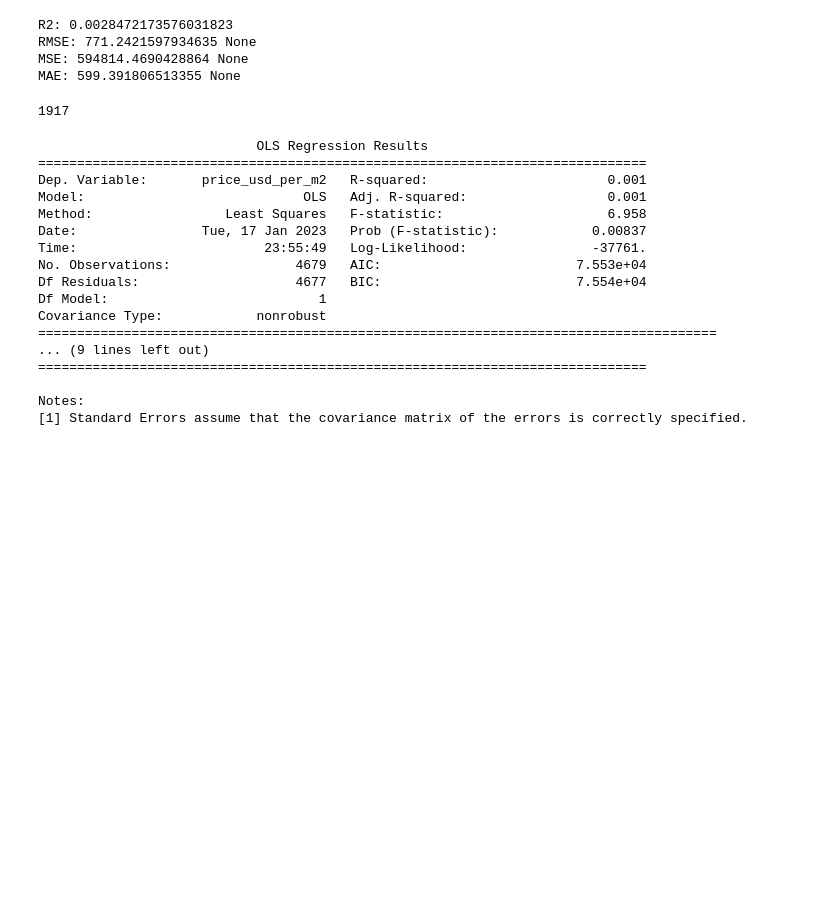
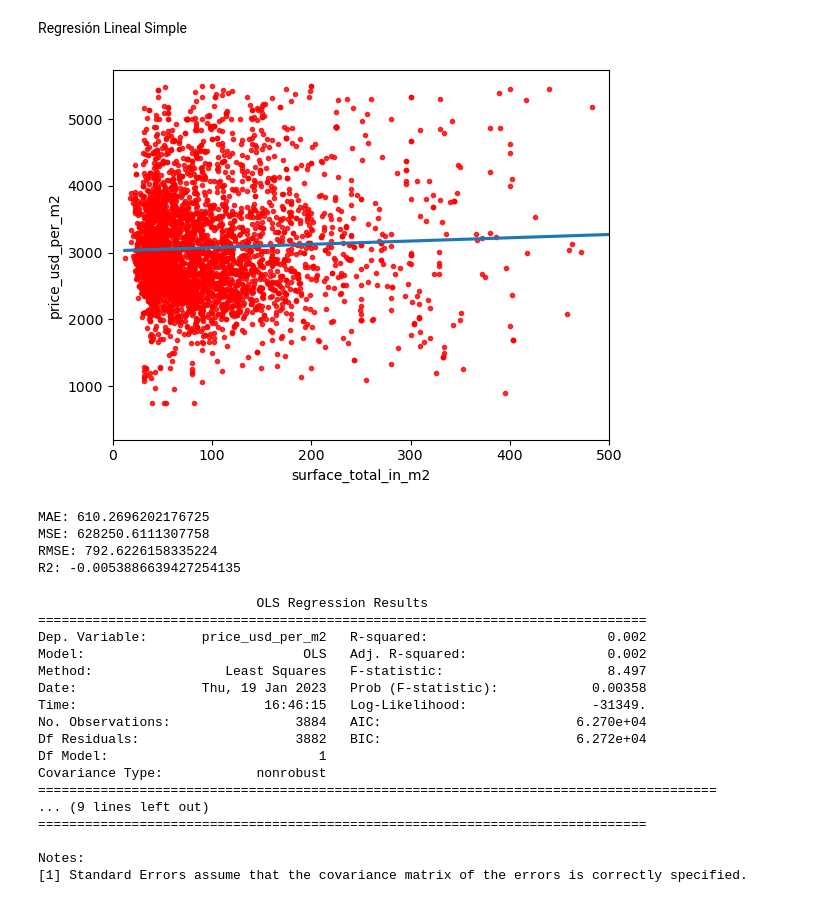
Before and after one commit to matfarinelli/DH-DS-Desafio-II, a Jupyter notebook: desafio_tp2.ipynb, the cells around one changed output. Cells and saved outputs as stored; diff of their text form; code cells hidden in the pictures; blank space fills up the shorter version.

```diff
--- a/desafio_tp2.ipynb
+++ b/desafio_tp2.ipynb
@@ -28,32 +28,33 @@ data.shape
+# %% [markdown]
+Regresión Lineal Simple
+# %%
+sns.regplot(data = data_seleccion, x="surface_total_in_m2", y="price_usd_per_m2", order=1, ci=None, scatter_kws={'color':'r', 's':9})
+plt.xlim(0,500)
+plt.ylim(bottom=200);
+# %% [output]
+[figure, added]
 # %%
 from sklearn.linear_model import LinearRegression
 from sklearn import metrics
 from sklearn.model_selection import train_test_split
 # %%
-# Definimos una función que acepta una lista de features, hace el split entre train y test,
-# reservando un 25% de las observaciones para testeo, y devuelve la prueba RMSE.
+#Modelo de regresión simple con la superficie en metros cuadrados como variable explicativa
+#Utilizamos la librería sklearn
 
-def train_test_rmse(feature_cols):
-    X = data[feature_cols]
-    y = data.price_usd_per_m2
-    # Como estamos trabajando con observaciones ordenadas en el tiempo, ponemos
-    # shuffle=False para evitar data leakage
-    X_train, X_test, y_train, y_test = train_test_split(X, y, shuffle=True)
-    linreg = LinearRegression()
-    linreg.fit(X_train, y_train)
-    y_pred = linreg.predict(X_test)
-    return  print('MAE:', metrics.mean_absolute_error(y_test, y_pred),
-    print('MSE:', metrics.mean_squared_error(y_test, y_pred),
-    print('RMSE:', np.sqrt(metrics.mean_squared_error(y_test, y_pred)),
-    print('R2:', metrics.r2_score(y_test, y_pred)))))
+feature_cols = ['surface_total_in_m2']
+X = data_seleccion[feature_cols]
+y = data_seleccion.price_usd_per_m2
+
+X_train, X_test, y_train, y_test = train_test_split(X, y, random_state=1)
+linreg = LinearRegression()
+linreg.fit(X_train, y_train)
+y_pred = linreg.predict(X_test)
+print('MAE:', metrics.mean_absolute_error(y_test, y_pred))
+print('MSE:', metrics.mean_squared_error(y_test, y_pred))
+print('RMSE:', np.sqrt(metrics.mean_squared_error(y_test, y_pred)))
+print('R2:', metrics.r2_score(y_test, y_pred))
+# %% [output]
+MAE: 610.2696202176725
+MSE: 628250.6111307758
+RMSE: 792.6226158335224
+R2: -0.0053886639427254135
-# %%
-train_test_rmse(['surface_total_in_m2'])
-# %% [output]
-R2: 0.0028472173576031823
-RMSE: 771.2421597934635 None
-MSE: 594814.4690428864 None
-MAE: 599.391806513355 None
-# %%
-data.rooms.isnull().sum()
-# %% [output]
-1917
@@ -62,28 +61,28 @@ data.dropna(axis=0,subset=['distancia'],inplace=True)
 # %%
 import statsmodels.api as sm
 # %%
+#Corremos el mismo modelo, ahora con la librería statsmodels
+
 feature_cols = ['surface_total_in_m2']
 
-X = data[feature_cols]
+X = data_seleccion[feature_cols]
 
-y = data.price_usd_per_m2
+y = data_seleccion.price_usd_per_m2
 
 X = sm.add_constant(X)
 
 model = sm.OLS(y, X).fit()
 print(model.summary())
-
-##
 # %% [output]
                             OLS Regression Results
 ==============================================================================
-Dep. Variable:       price_usd_per_m2   R-squared:                       0.001
-Model:                            OLS   Adj. R-squared:                  0.001
-Method:                 Least Squares   F-statistic:                     6.958
-Date:                Tue, 17 Jan 2023   Prob (F-statistic):            0.00837
-Time:                        23:55:49   Log-Likelihood:                -37761.
-No. Observations:                4679   AIC:                         7.553e+04
-Df Residuals:                    4677   BIC:                         7.554e+04
+Dep. Variable:       price_usd_per_m2   R-squared:                       0.002
+Model:                            OLS   Adj. R-squared:                  0.002
+Method:                 Least Squares   F-statistic:                     8.497
+Date:                Thu, 19 Jan 2023   Prob (F-statistic):            0.00358
+Time:                        16:46:15   Log-Likelihood:                -31349.
+No. Observations:                3884   AIC:                         6.270e+04
+Df Residuals:                    3882   BIC:                         6.272e+04
 Df Model:                           1
 Covariance Type:            nonrobust
 =======================================================================================
```
Also changed, not shown: parts of 22 cells of this notebook, 3 other files.
